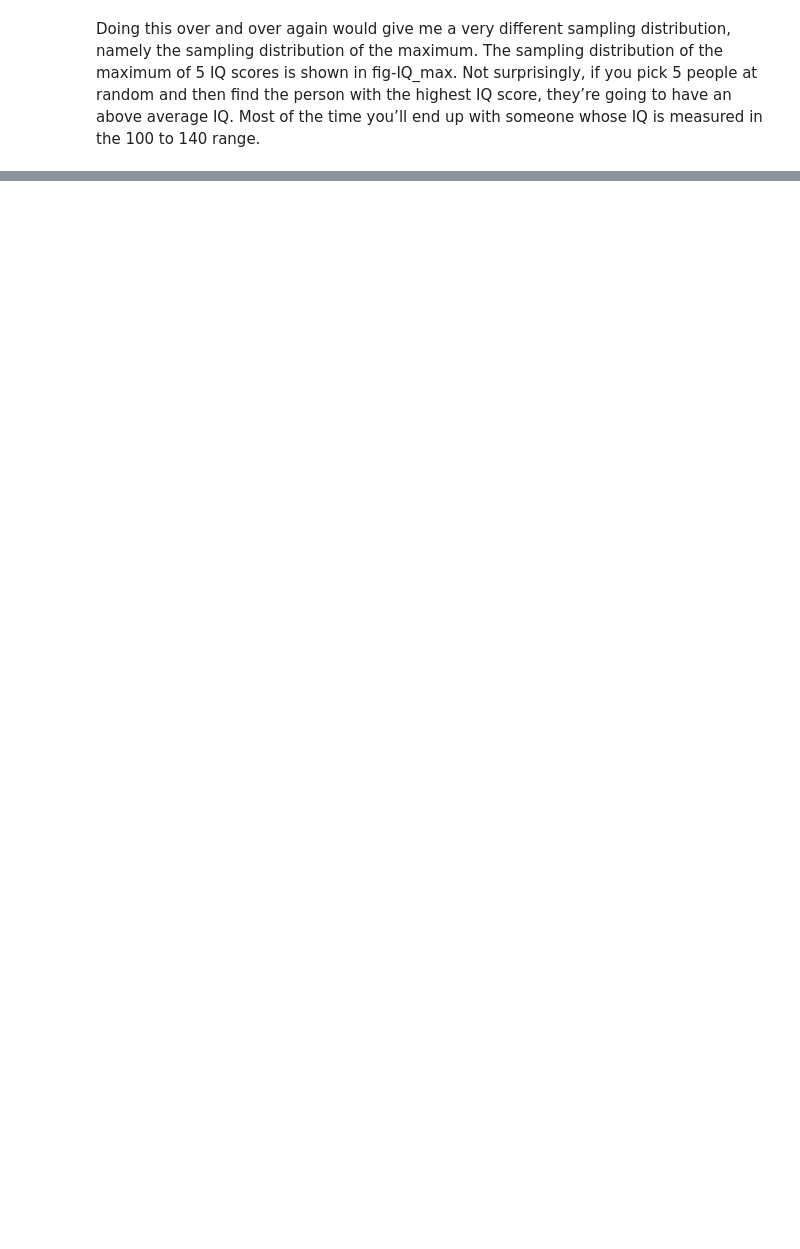
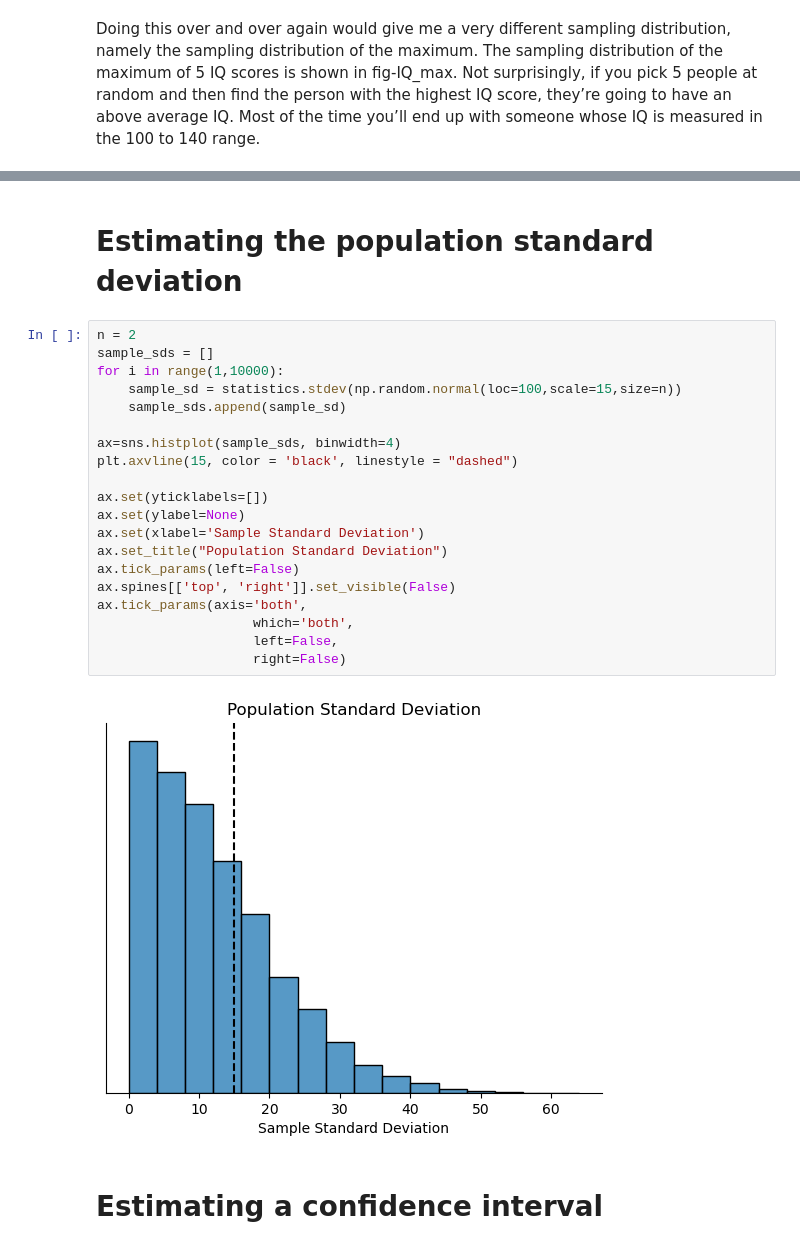
Before and after one commit to keithmmc/data_fundamentals, a Jupyter notebook: estimations.ipynb, the cells around one changed output, grey strips where cells are left out. Cells and saved outputs as stored; diff of their text form; blank space fills up the shorter version.

```diff
--- a/estimations.ipynb
+++ b/estimations.ipynb
@@ -193,0 +198,26 @@ for ax in axes:
+# %% [markdown]
+# Estimating the population standard deviation
+# %%
+n = 2
+sample_sds = []
+for i in range(1,10000):
+    sample_sd = statistics.stdev(np.random.normal(loc=100,scale=15,size=n))
+    sample_sds.append(sample_sd)
+
+ax=sns.histplot(sample_sds, binwidth=4)
+plt.axvline(15, color = 'black', linestyle = "dashed")
+
+ax.set(yticklabels=[])
+ax.set(ylabel=None)
+ax.set(xlabel='Sample Standard Deviation')
+ax.set_title("Population Standard Deviation")
+ax.tick_params(left=False)
+ax.spines[['top', 'right']].set_visible(False)
+ax.tick_params(axis='both',
+                    which='both',
+                    left=False,
+                    right=False)
+# %% [output]
+[figure, added]
+# %% [markdown]
+# Estimating a confidence interval
```
Also changed, not shown: parts of 20 cells of this notebook.
